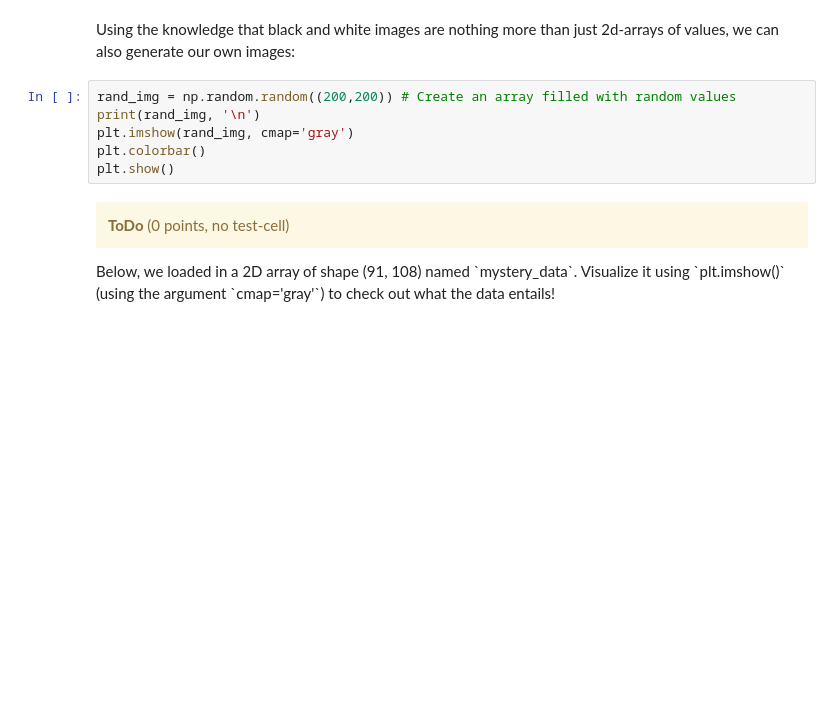
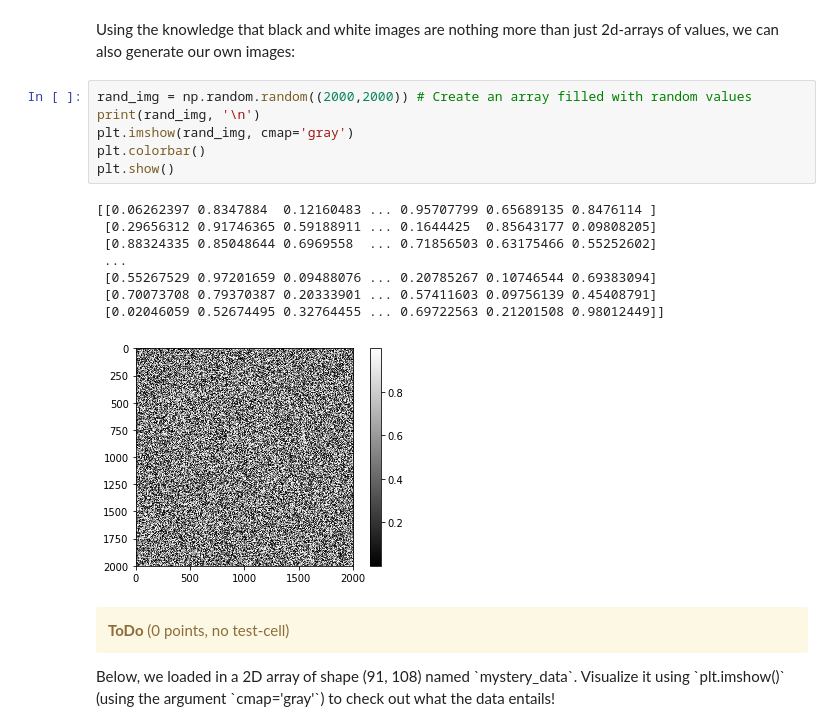
Before and after one commit to psychobas/python_workshop-Basel, a Jupyter notebook: python_tutorial.ipynb, the cells around one changed output. Saved outputs shown, nothing was run; the diff lists cells and outputs as text; blank space fills up the shorter version.

```diff
--- a/python_tutorial.ipynb
+++ b/python_tutorial.ipynb
@@ -2213,11 +2675,20 @@ plt.show()
 # %% [markdown]
 Using the knowledge that black and white images are nothing more than just 2d-arrays of values, we can also generate our own images:
 # %%
-rand_img = np.random.random((200,200)) # Create an array filled with random values
+rand_img = np.random.random((2000,2000)) # Create an array filled with random values
 print(rand_img, '\n')
 plt.imshow(rand_img, cmap='gray')
 plt.colorbar()
 plt.show()
+# %% [output]
+[[0.06262397 0.8347884  0.12160483 ... 0.95707799 0.65689135 0.8476114 ]
+ [0.29656312 0.91746365 0.59188911 ... 0.1644425  0.85643177 0.09808205]
+ [0.88324335 0.85048644 0.6969558  ... 0.71856503 0.63175466 0.55252602]
+ ...
+ [0.55267529 0.97201659 0.09488076 ... 0.20785267 0.10746544 0.69383094]
+ [0.70073708 0.79370387 0.20333901 ... 0.57411603 0.09756139 0.45408791]
+ [0.02046059 0.52674495 0.32764455 ... 0.69722563 0.21201508 0.98012449]]
+[figure, added]
 # %% [markdown]
 <div class='alert alert-warning'>
 <b>ToDo</b> (0 points, no test-cell)
```
Also changed, not shown: parts of 102 cells of this notebook.
